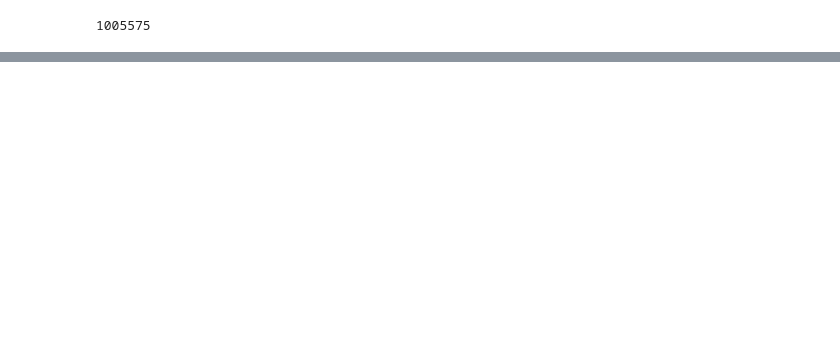
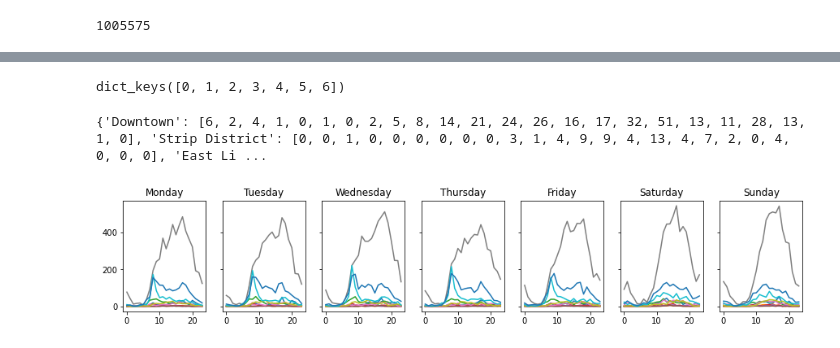
Before and after one commit to camhwilson/HealthyRide, a Jupyter notebook: neighborhood_analytics/neighborhood_analytics.ipynb, the cells around one changed output, grey strips where cells are left out. Cells and saved outputs as stored; diff of their text form; code cells hidden in the pictures; blank space fills up the shorter version.

```diff
--- a/neighborhood_analytics/neighborhood_analytics.ipynb
+++ b/neighborhood_analytics/neighborhood_analytics.ipynb
@@ -78,0 +110,5 @@ print(departures_by_neighborhood['Oakland'][6])
+# %%
+arrivals, departures = oakland
+
+ordered_arrivals = order_nested_dict(arrivals)
+ordered_departures = order_nested_dict(departures)
@@ -78,0 +148,22 @@ print(departures_by_neighborhood['Oakland'][6])
+# %%
+station_list = list(station_dict.keys())
+station_list.append('Not a station in a defined neighborhood')
+# %%
+daily_dict = {}
+for day, val in ordered_departures.items():
+    neighborhood_dict = {}
+    for key, val in val.items():
+        for i in station_list:
+            if i not in neighborhood_dict.keys():
+                neighborhood_dict[i] = [val[i]]
+            else:
+                neighborhood_dict[i] += [val[i]]
+    daily_dict[day] = neighborhood_dict
+# %%
+print(daily_dict.keys())
+# %% [output]
+dict_keys([0, 1, 2, 3, 4, 5, 6])
+# %%
+print(daily_dict[6])
+# %% [output]
+{'Downtown': [6, 2, 4, 1, 0, 1, 0, 2, 5, 8, 14, 21, 24, 26, 16, 17, 32, 51, 13, 11, 28, 13, 1, 0], 'Strip District': [0, 0, 1, 0, 0, 0, 0, 0, 0, 3, 1, 4, 9, 9, 4, 13, 4, 7, 2, 0, 4, 0, 0, 0], 'East Li ...
@@ -78,0 +173,18 @@ print(departures_by_neighborhood['Oakland'][6])
+# %%
+def plot_hours_of_day(ax, day_of_wk, daily_dict):
+
+
+    x = list(range(0, 24))
+
+    for key, val in daily_dict.items():
+        ax[day_of_wk].title.set_text((dayint_to_daystr(day_of_wk)))
+
+        ax[day_of_wk].plot(x, val)
+        #ax.plot(x, val)
+# %%
+fig, axs = plt.subplots(1, 7, figsize=(15,2.5), sharey = True)
+#note that at some point here arrivals are flipped with departures
+for key, val in daily_dict.items():
+    plot_hours_of_day(axs, key, val)
+# %% [output]
+[figure, added]
```
Also changed, not shown: parts of 17 cells of this notebook, 1 other file.
